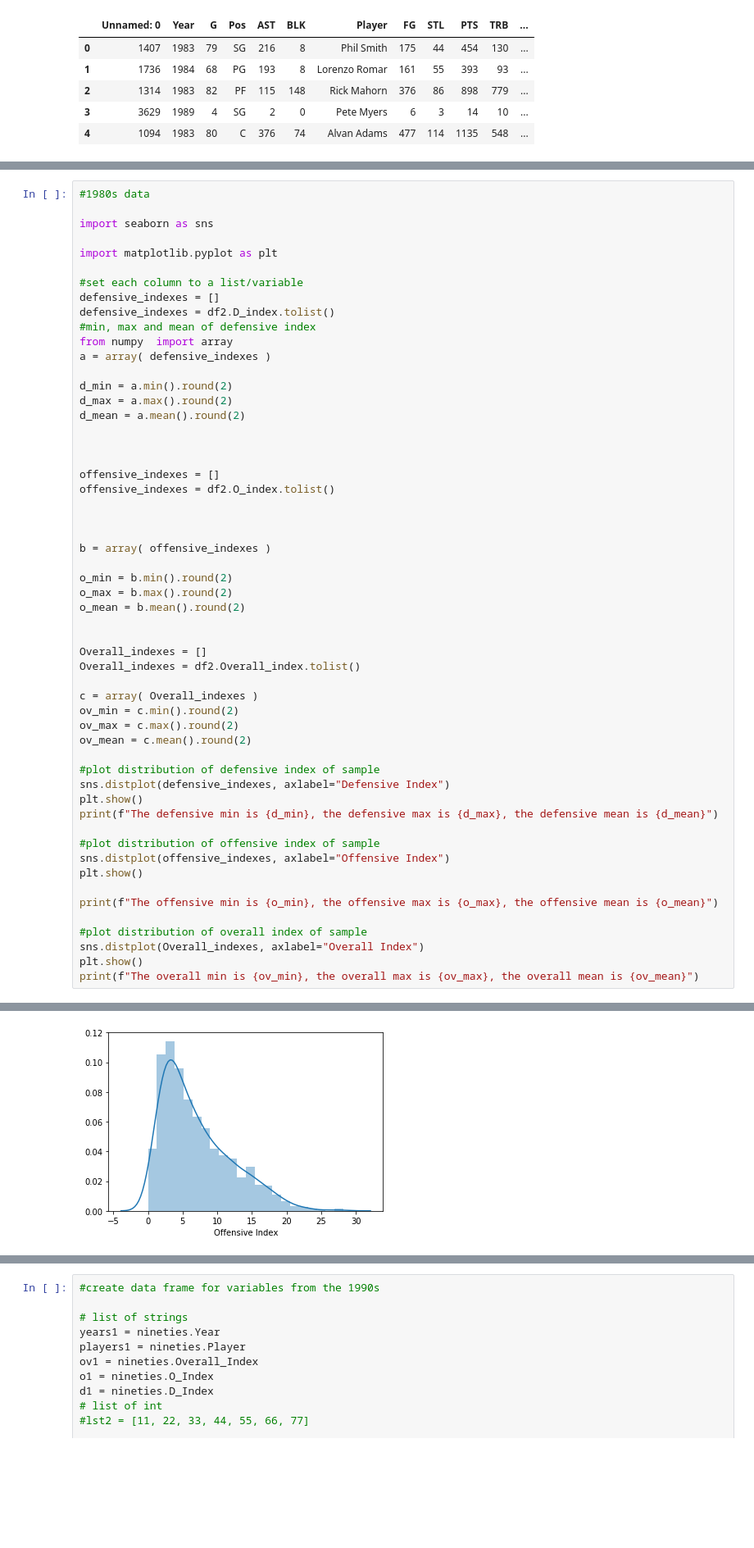
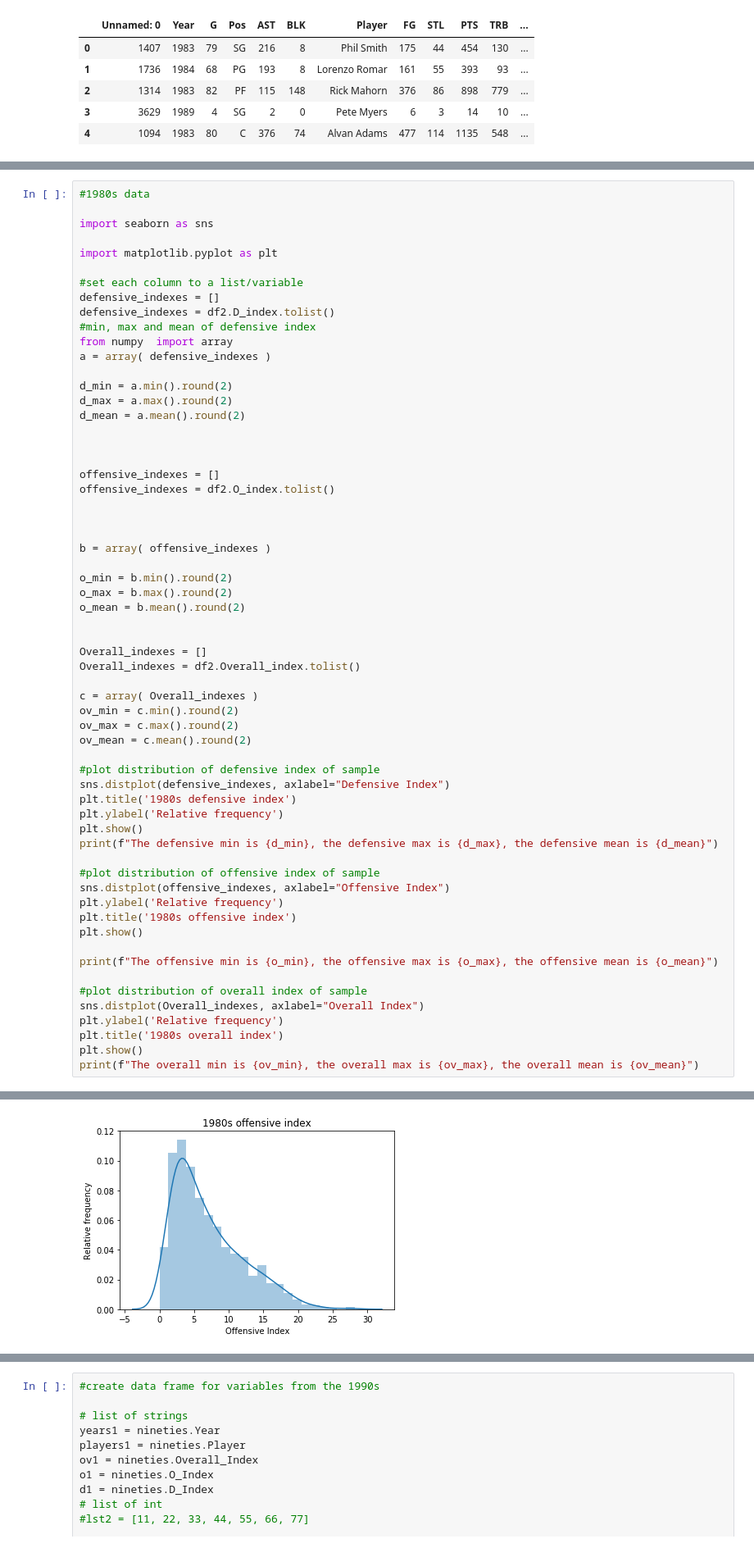
Before and after one commit to puglord88/Purple_Team_Project_1, a Jupyter notebook: NBA Sample Distributions.ipynb, the cells around one changed output, grey strips where cells are left out. Shown at 82% size. Drawn from its saved outputs; the diff is of its cells as text; blank space fills up the shorter version.

```diff
--- a/NBA Sample Distributions.ipynb
+++ b/NBA Sample Distributions.ipynb
@@ -116,17 +124,23 @@ ov_mean = c.mean().round(2)
 
 #plot distribution of defensive index of sample
 sns.distplot(defensive_indexes, axlabel="Defensive Index")
+plt.title('1980s defensive index')
+plt.ylabel('Relative frequency')
 plt.show()
 print(f"The defensive min is {d_min}, the defensive max is {d_max}, the defensive mean is {d_mean}")
 
 #plot distribution of offensive index of sample
 sns.distplot(offensive_indexes, axlabel="Offensive Index")
+plt.ylabel('Relative frequency')
+plt.title('1980s offensive index')
 plt.show()
 
 print(f"The offensive min is {o_min}, the offensive max is {o_max}, the offensive mean is {o_mean}")
 
 #plot distribution of overall index of sample
 sns.distplot(Overall_indexes, axlabel="Overall Index")
+plt.ylabel('Relative frequency')
+plt.title('1980s overall index')
 plt.show()
 print(f"The overall min is {ov_min}, the overall max is {ov_max}, the overall mean is {ov_mean}")
 # %% [output]
@@ -134,3 +148,3 @@ print(f"The overall min is {ov_min}, the overall max is {ov_max}, the overall me
 The defensive min is 0.0, the defensive max is 7.2, the defensive mean is 1.77
-[figure, old version]
+[figure, new version]
 The offensive min is 0.0, the offensive max is 28.22, the offensive mean is 7.03
```
Also changed, not shown: parts of 8 cells of this notebook, 1 other file.
